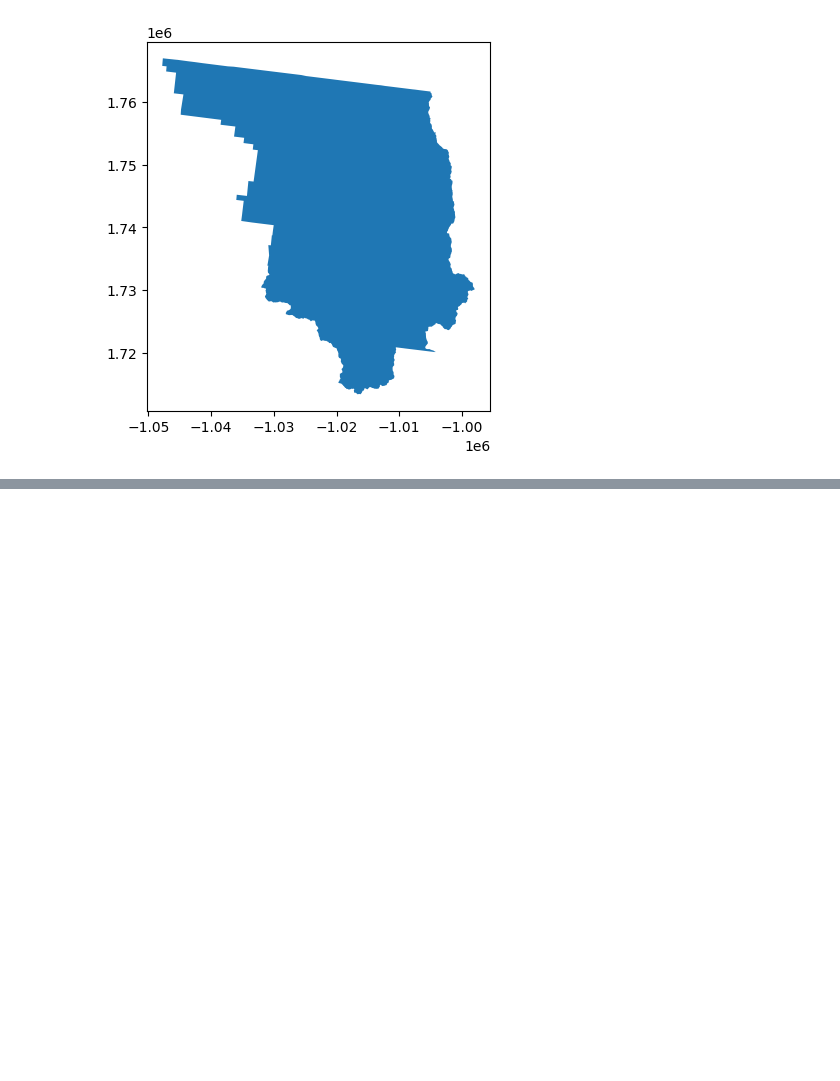
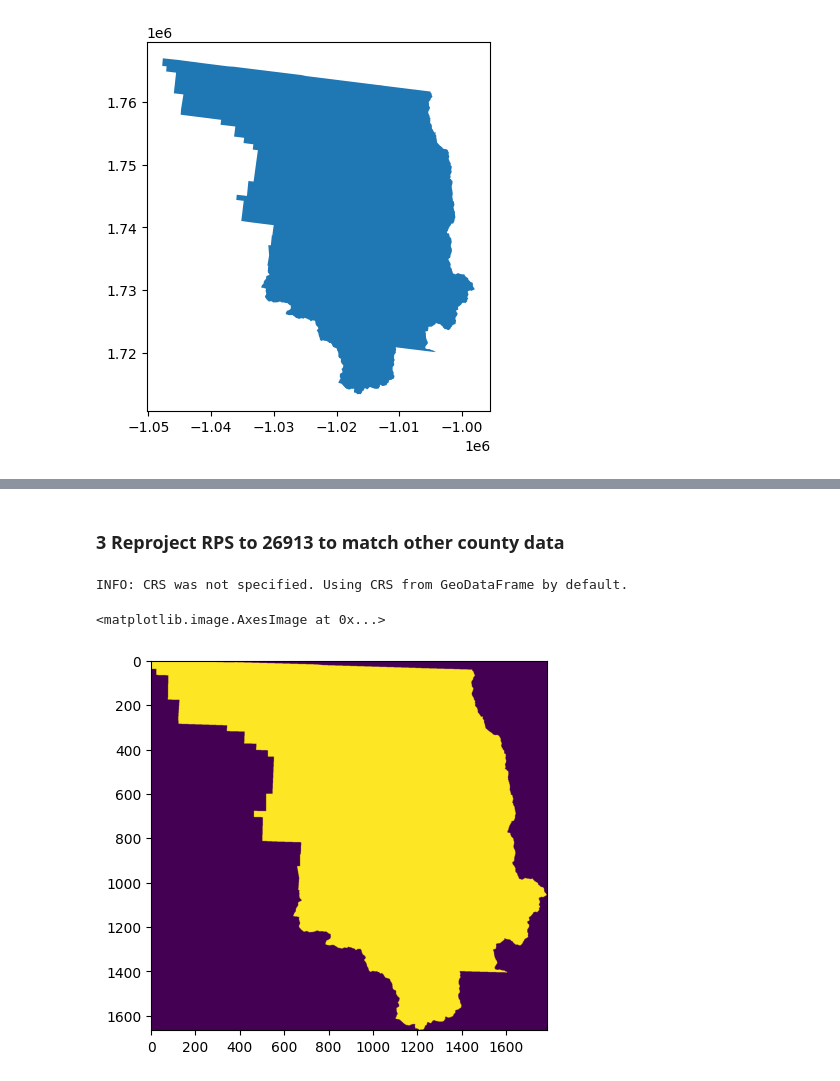
Before and after one commit to bryceayoung/ouray, a Jupyter notebook: post-thesis-work/exposure_overlay.ipynb, the cells around one changed output, grey strips where cells are left out. Saved outputs shown, nothing was run; the diff lists cells and outputs as text; code cells hidden in the pictures; blank space fills up the shorter version.

```diff
--- a/post-thesis-work/exposure_overlay.ipynb
+++ b/post-thesis-work/exposure_overlay.ipynb
@@ -51,0 +142,23 @@ county_5070.plot()
+# %% [markdown]
+### **3** Reproject RPS to 26913 to match other county data
+# %%
+# Clear this big kahoona from memory
+del rps
+
+# This is already defined but let's re-import anyways
+county = gpd.read_file(os.path.join(geoms, 'county_WKID26913.gpkg'))
+# Make profile
+from utils.rasterize import make_prof
+county_prof_30m_26913 = make_prof(county, resolution=30)
+# Rasterize and write to new file
+from utils.rasterize import rast_and_write
+county_rast_30m_26913 = rast_and_write(
+    county,
+    os.path.join(geoms, 'county_WKID26913_30m.tif'),
+    profile=county_prof_30m_26913
+)
+plt.imshow(county_rast_30m_26913)
+# %% [output]
+INFO: CRS was not specified. Using CRS from GeoDataFrame by default.
+<matplotlib.image.AxesImage at 0x...>
+[figure, added]
```
Also changed, not shown: parts of 12 cells of this notebook, 1 other file.
